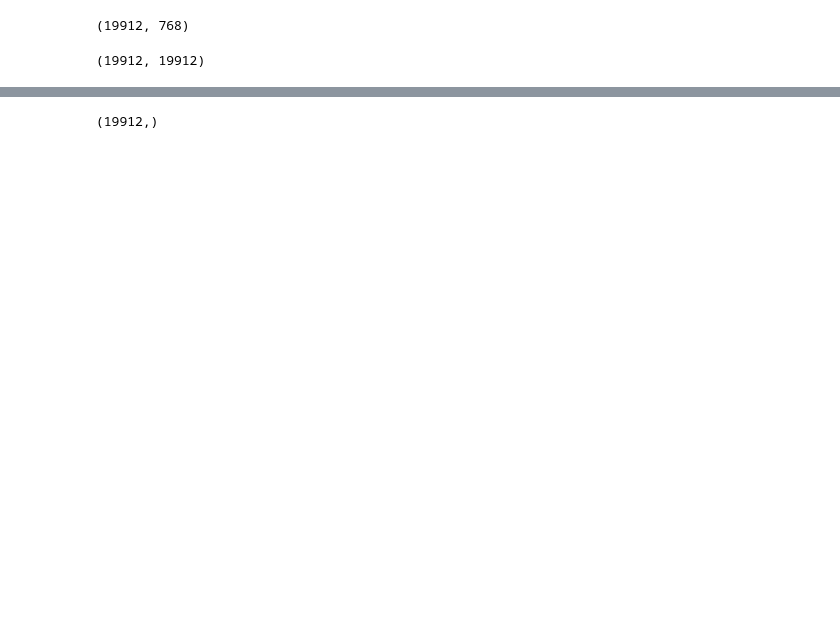
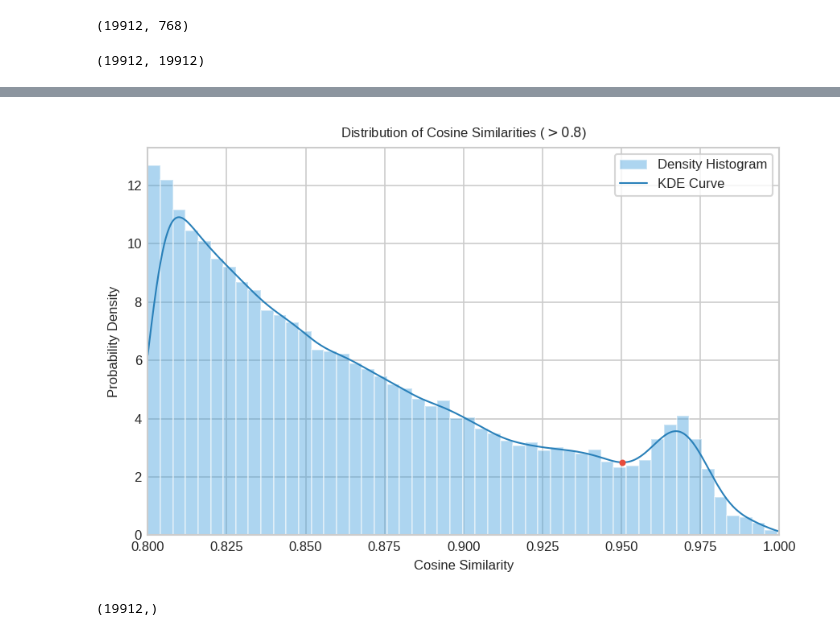
Before and after one commit to CPU-DS/kg4rd, a Jupyter notebook: src/kg4rd/data_process/disease_cluster.ipynb, the cells around one changed output, grey strips where cells are left out. Cells and saved outputs as stored; diff of their text form; code cells hidden in the pictures; blank space fills up the shorter version.

```diff
--- a/src/kg4rd/data_process/disease_cluster.ipynb
+++ b/src/kg4rd/data_process/disease_cluster.ipynb
@@ -130 +128,45 @@ plt.show()
+# %%
+import numpy as np
+import matplotlib.pyplot as plt
+from scipy.stats import gaussian_kde
+from scipy.signal import argrelextrema
+
+plt.style.use('seaborn-v0_8-whitegrid')
+
+half_similarity = similarity_matrix[np.triu_indices_from(similarity_matrix, k=1)]
+high_similarity = half_similarity[half_similarity > 0.8]
+
+kde = gaussian_kde(high_similarity)
+x_plot = np.linspace(0.8, 1.0, 1000)
+y_plot = kde(x_plot)
+
+min_indices = argrelextrema(y_plot, np.less)[0]
+min_x = x_plot[min_indices]
+min_y = y_plot[min_indices]
+
+fig, ax = plt.subplots(figsize=(6, 4))
+
+ax.hist(high_similarity, bins=50, density=True, alpha=0.4,
+        color='#3498db', edgecolor='white', label='Density Histogram')
+
+ax.plot(x_plot, y_plot, color='#2980b9', lw=1, label='KDE Curve')
+
+for x, y in zip(min_x, min_y):
+    ax.scatter(x, y, color='#e74c3c', s=8, zorder=5)
+    # ax.annotate(f'Min: {x:.3f}', xy=(x, y), xytext=(x, y + 0.5),
+    #             arrowprops=dict(facecolor='black', shrink=0.05, width=1, headwidth=5),
+    #             fontsize=9, ha='center', fontweight='bold')
+
+ax.set_title('Distribution of Cosine Similarities ($> 0.8$)', fontsize=8)
+ax.set_xlabel('Cosine Similarity', fontsize=8)
+ax.set_ylabel('Probability Density', fontsize=8)
+ax.set_xlim(0.8, 1.0)
+ax.tick_params(axis='both', labelsize=8)
+ax.legend(frameon=True, fontsize=8)
+
+plt.tight_layout()
+plt.savefig('similarity_distribution.pdf', bbox_inches='tight')
+plt.show()
+# %% [output]
+[figure, added]
 # %%
```
Also changed, not shown: parts of 6 cells of this notebook, 7 other files.
